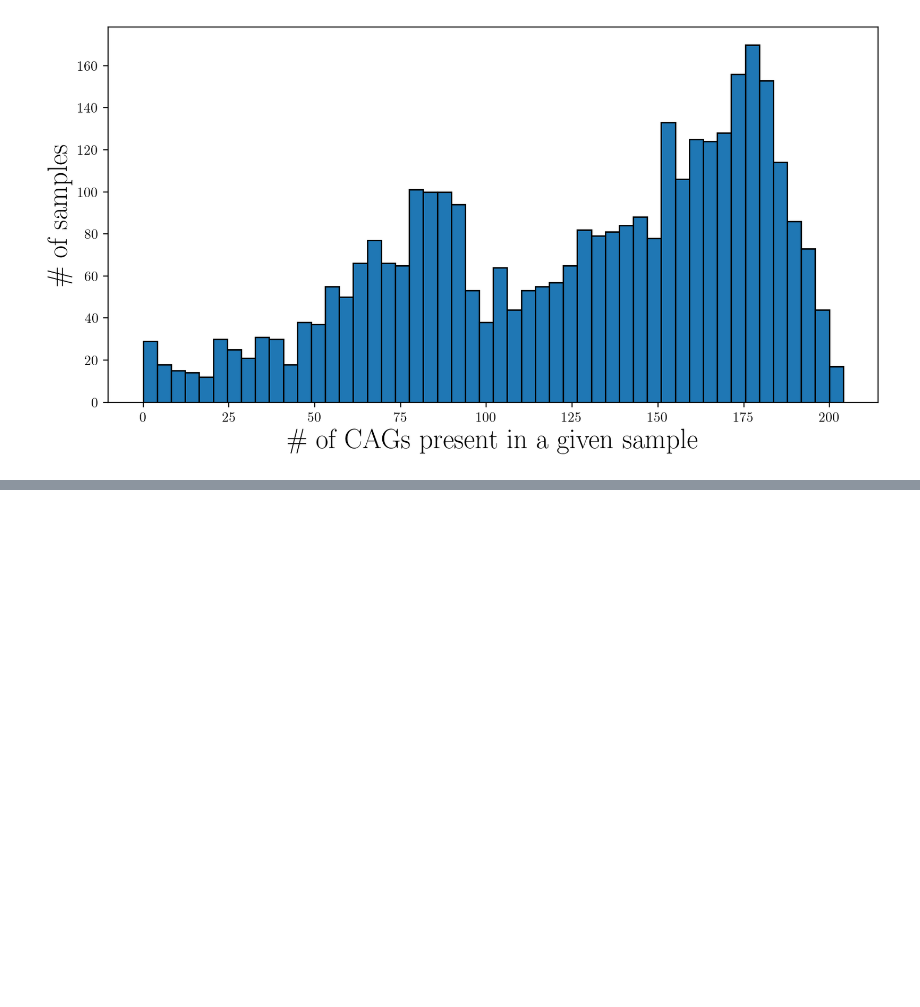
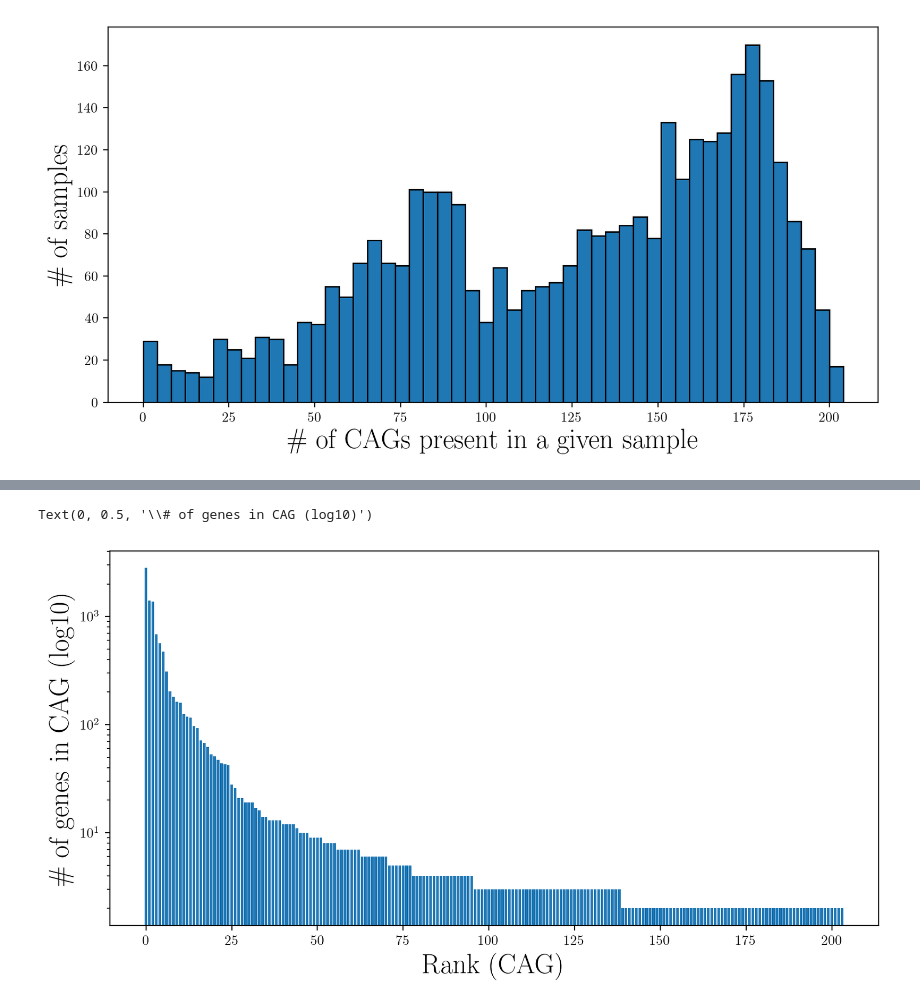
Before and after one commit to danielchang2002/MAGIC, a Jupyter notebook: src/CAG.ipynb, the cells around one changed output, grey strips where cells are left out. Drawn from its saved outputs; the diff is of its cells as text; code cells hidden in the pictures; blank space fills up the shorter version.

```diff
--- a/src/CAG.ipynb
+++ b/src/CAG.ipynb
@@ -43,3 +44,6 @@ plt.ylabel("\# of samples", fontsize=20)
 plt.show()
 # %% [output]
 [figure]
+# %%
+clusters = pd.read_csv(os.path.join(config.RAW_DIR, "reduced_CAG_clusters.tsv"), sep="\t", index_col=0)
+clusters
@@ -45,0 +65,11 @@ plt.show()
+# %%
+plt.figure(figsize=(10, 5), dpi=200)
+counts = clusters.groupby(level=0).count()
+num_cags = counts.shape[0]
+plt.bar(range(num_cags), counts.values.flatten())
+plt.yscale("log")
+plt.xlabel("Rank (CAG)", fontsize=20)
+plt.ylabel("\# of genes in CAG (log10)", fontsize=20)
+# %% [output]
+Text(0, 0.5, '\\# of genes in CAG (log10)')
+[figure, added]
```
Also changed, not shown: parts of 2 cells of this notebook, 4 other files.
